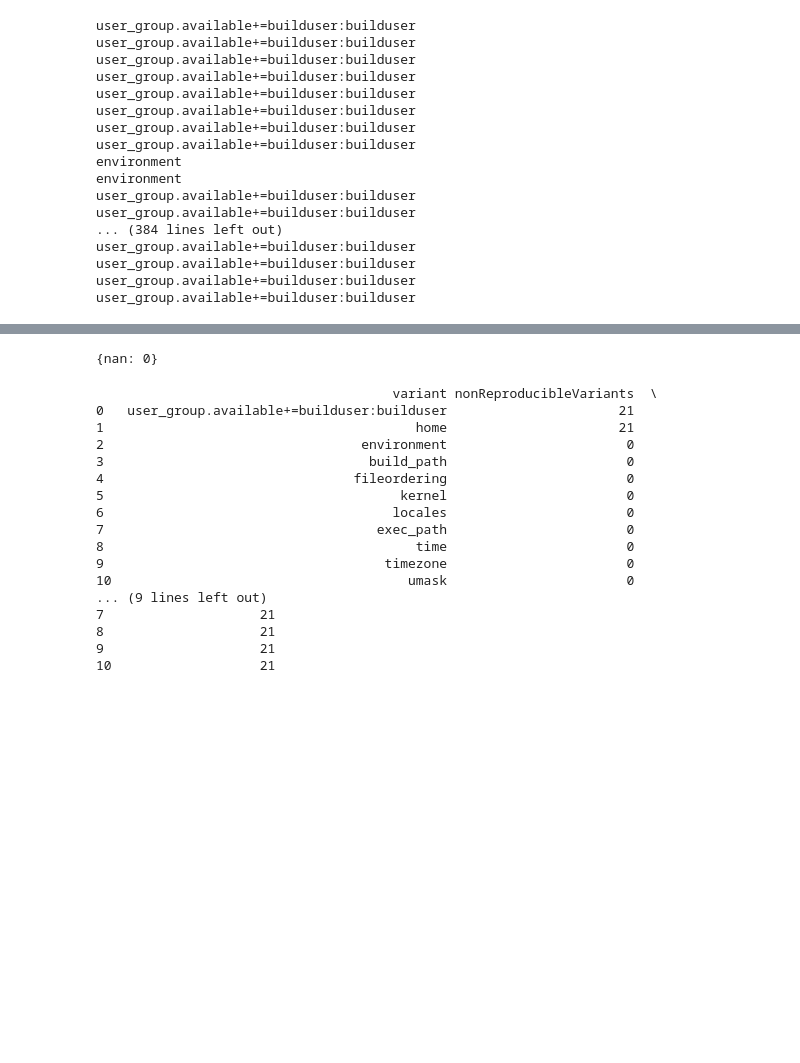
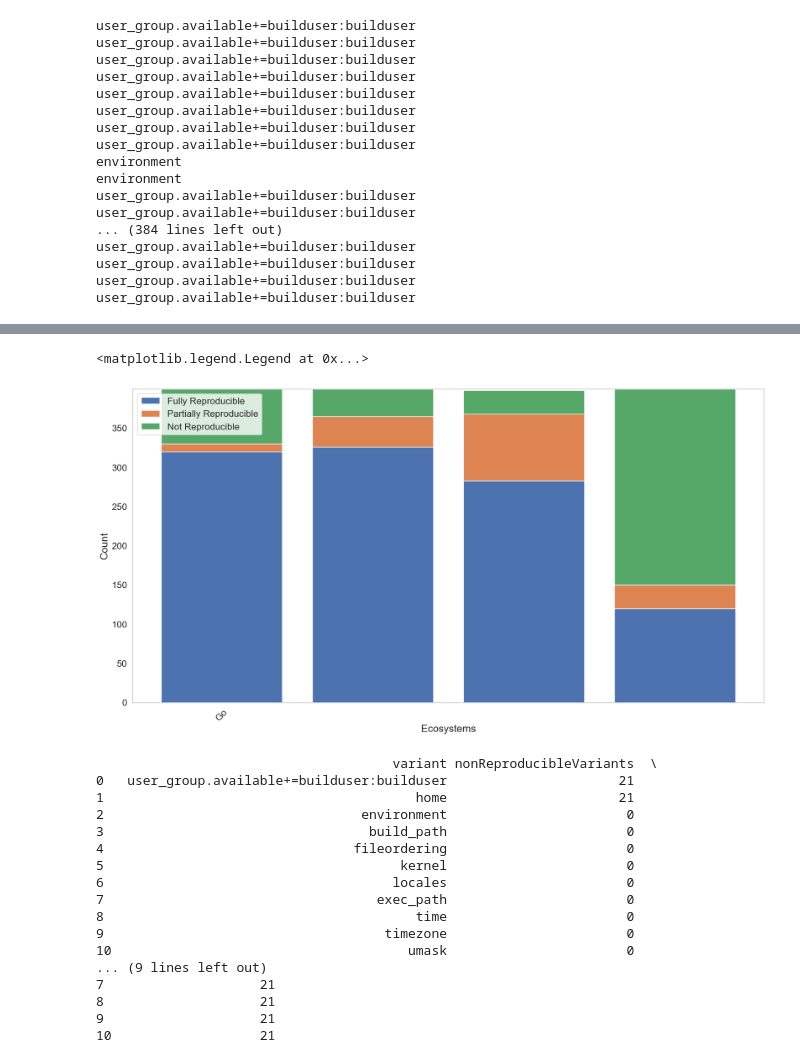
Before and after one commit to DEVSOG12/mavenRepoTest, a Jupyter notebook: analyzingData/index.ipynb, the cells around one changed output, grey strips where cells are left out. Cells and saved outputs as stored; diff of their text form; code cells hidden in the pictures; blank space fills up the shorter version.

```diff
--- a/analyzingData/index.ipynb
+++ b/analyzingData/index.ipynb
@@ -9,6 +9,8 @@ dataframe2 = pandas.read_csv("data/recordsTestingPlain.csv", header=0)
 
 dataframeS = pandas.read_csv("data/recordsTestingPlainTop100AfterEpoch.csv", header=0)
 goDataframe = pandas.read_csv("data/go_Random400Results.csv", header=0)
+
+cargoDf = pandas.read_csv("data/cargo400Results.csv", header=0)
 # %%
 dataframe.head(400)
 # %% [output]
@@ -131,6 +149,7 @@ dataframe.columns = dataframe.columns.str.replace(' ', '')
 dataframe2.columns = dataframe2.columns.str.replace(' ', '')
 dataframeS.columns = dataframeS.columns.str.replace(' ', '')
 goDataframe.columns = goDataframe.columns.str.replace(' ', '')
+cargoDf.columns = cargoDf.columns.str.replace(' ', '')
 # %%
 # Fix the status column in the dataframe. For Pypi. ifen(reproducibleVariants) == 0 then status = 'Not Reproducible' else if len(reproducibleVariants) > 0 then status = 'Partially Reproducible'
 dataframe['nonReproducibleVariants'] = dataframe['nonReproducibleVariants'].apply(lambda x: x.strip().replace('[', '').replace(']', '').replace("'", '').split(';'))
@@ -300,21 +375,42 @@ print(reproCount)
-# %%
-# Create visualizations: Bar Graph showing values of non-reproducible, partially reproducible and fully reproducible packages
-import seaborn as sns
-
-
-# dataframe['nonReproducibleVariants'] = dataframe['nonReproducibleVariants'].str.strip()
-
-dataframe.head()
-
-
-# Create a bar graph for PyPi the distribution of reproducibility (Number of nonReproducible variants, partiallyReproducible variants and fullyReproducible variants)
-dist = {}
-for i in dataframe['nonReproducibleVariants'].unique():
-    dist[i] = dataframe.loc[dataframe['nonReproducibleVariants'] == i]['nonReproducibleVariants'].count()
-
-print(dist)
-# %% [output]
-{nan: 0}
+# %%
+import seaborn as sns
+import numpy as np
+
+# Ecosystems vs [Fully Reproducible, Partially Reproducible, Not Reproducible]
+sns.set_theme(style="whitegrid")
+c = ["#E2C044", "#6E8898", "#9FB1BC", "#2E5266"]
+sns.set_palette(sns.color_palette(c))
+
+# multibar plot
+
+sns.set(font_scale=1.5)
+sns.set_style("whitegrid", {'axes.grid' : False})
+plt.figure(figsize=(20, 10))
+plt.xlabel('Ecosystems')
+plt.ylabel('Count')
+
+plt.ylim(0, 400)
+plt.yticks(np.arange(0, 400, 50))
+
+plt.xticks(rotation=45)
+
+plt.xticks(np.arange(0, 400, 50))
+
+# Set plt color palette
+plt.rcParams['axes.prop_cycle'] = plt.cycler(color=c)
+
+
+plt.bar(list(reproCount.keys()), list(reproCount.values()), label='Fully Reproducible')
+plt.bar(list(pareproCount.keys()), list(pareproCount.values()), bottom=list(reproCount.values()), label='Partially Reproducible')
+plt.bar(list(noreproCount.keys()), list(noreproCount.values()), bottom=list(map(lambda x, y: x + y, list(reproCount.values()), list(pareproCount.values()))), label='Not Reproducible')
+
+plt.legend(loc='upper left')
+# color on plt
+
+# plt.savefig('ecosystems.png', dpi=300, bbox_inches='tight')
+# %% [output]
+<matplotlib.legend.Legend at 0x...>
+[figure, added]
 # %%
 from pandas import DataFrame
 
```
Also changed, not shown: parts of 7 cells of this notebook, 9 other files.
